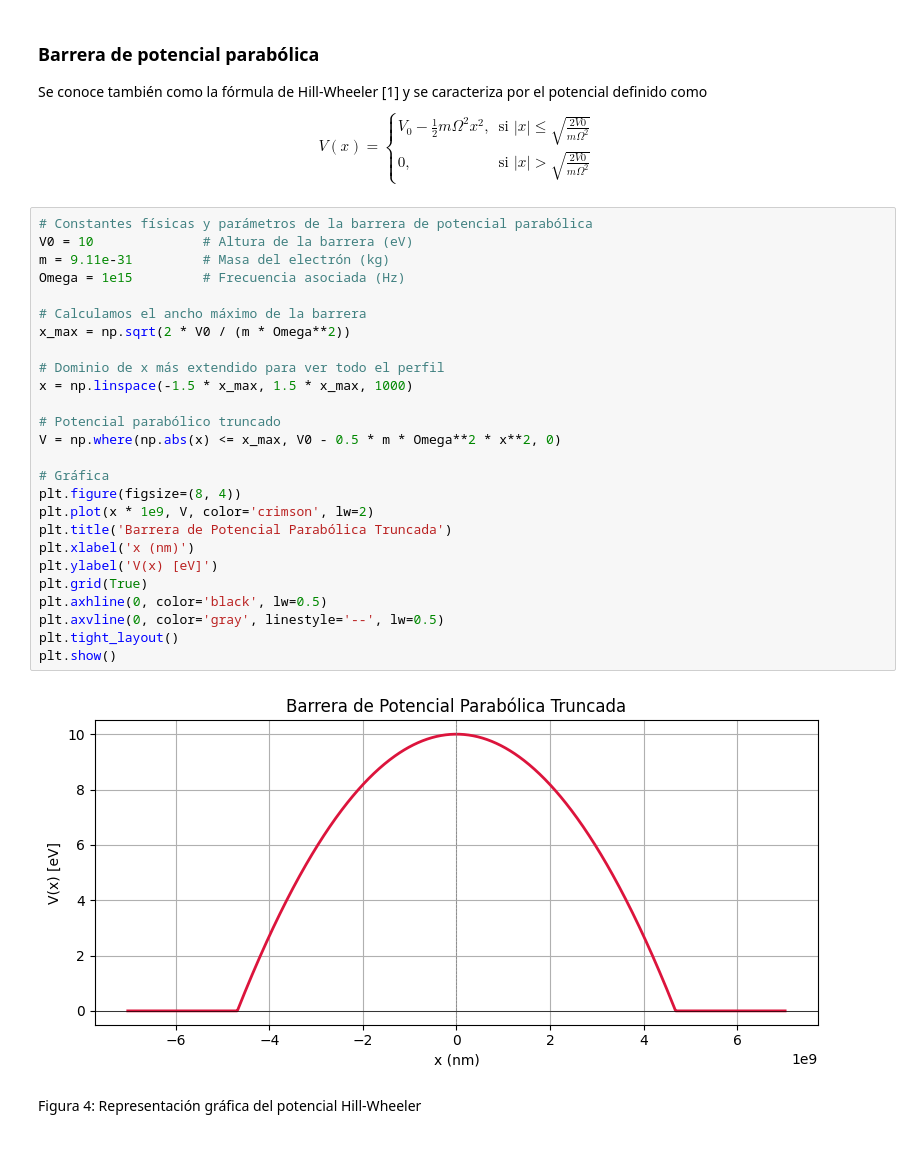
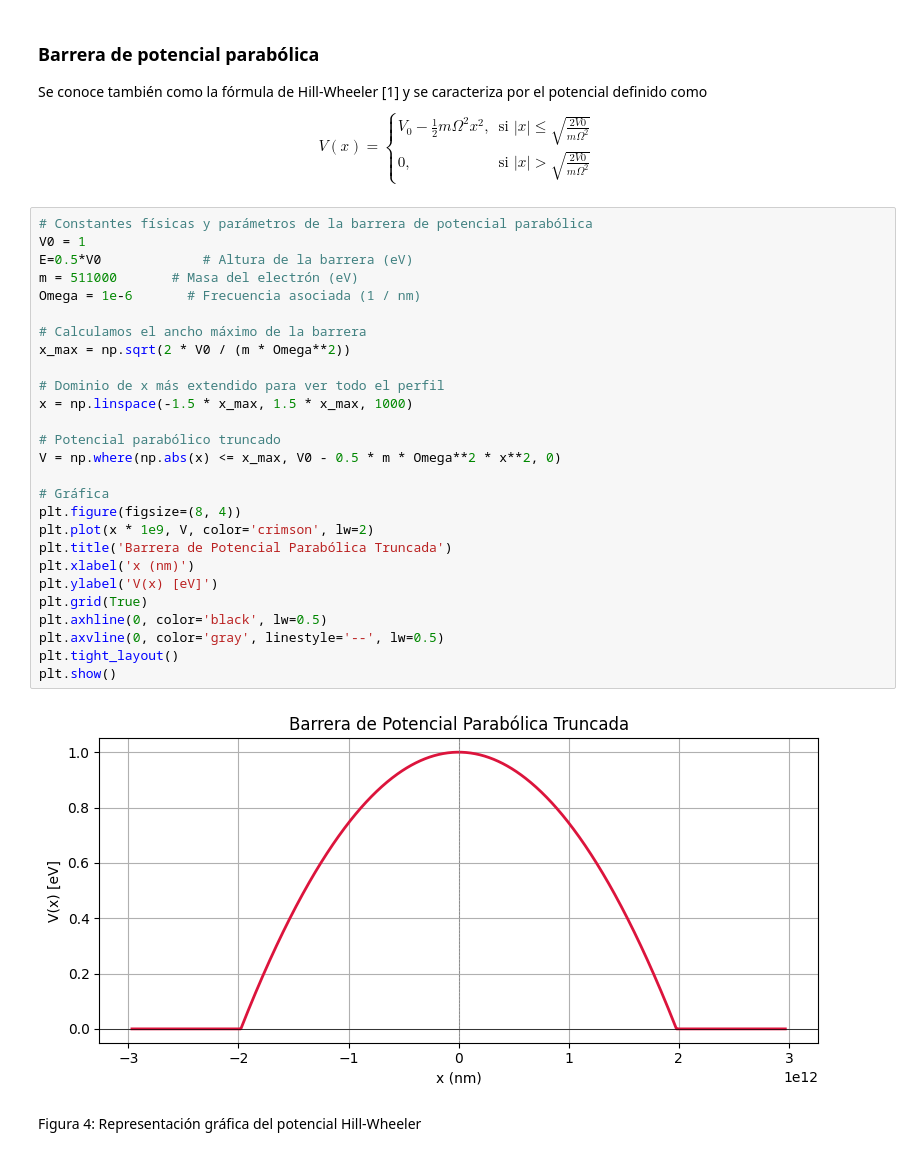
Before and after one commit to CR0NX73/Quantum-Tunnelling-Times, a Jupyter notebook: potenciales.ipynb, the cells around one changed output. Cells and saved outputs as stored; diff of their text form.

```diff
--- a/potenciales.ipynb
+++ b/potenciales.ipynb
@@ -201,32 +201,33 @@ V_0 - \frac{1}{2}m\Omega^2 x^2, & \text{si } |x| \leq \sqrt{\frac{2V0}{m\Omega^2
 $$
 # %%
 # Constantes físicas y parámetros de la barrera de potencial parabólica
-V0 = 10              # Altura de la barrera (eV)
-m = 9.11e-31         # Masa del electrón (kg)
-Omega = 1e15         # Frecuencia asociada (Hz)
+V0 = 1
+E=0.5*V0             # Altura de la barrera (eV)
+m = 511000       # Masa del electrón (eV)
+Omega = 1e-6       # Frecuencia asociada (1 / nm)
 
 # Calculamos el ancho máximo de la barrera
 x_max = np.sqrt(2 * V0 / (m * Omega**2))
 
 # Dominio de x más extendido para ver todo el perfil
 x = np.linspace(-1.5 * x_max, 1.5 * x_max, 1000)
 
 # Potencial parabólico truncado
 V = np.where(np.abs(x) <= x_max, V0 - 0.5 * m * Omega**2 * x**2, 0)
 
 # Gráfica
 plt.figure(figsize=(8, 4))
 plt.plot(x * 1e9, V, color='crimson', lw=2)
 plt.title('Barrera de Potencial Parabólica Truncada')
 plt.xlabel('x (nm)')
 plt.ylabel('V(x) [eV]')
 plt.grid(True)
 plt.axhline(0, color='black', lw=0.5)
 plt.axvline(0, color='gray', linestyle='--', lw=0.5)
 plt.tight_layout()
 plt.show()
 # %% [output]
-[figure, old version]
+[figure, new version]
 # %% [markdown]
 Figura 4: Representación gráfica del potencial Hill-Wheeler
 # %% [markdown]
```
Also changed, not shown: parts of 4 cells of this notebook.
